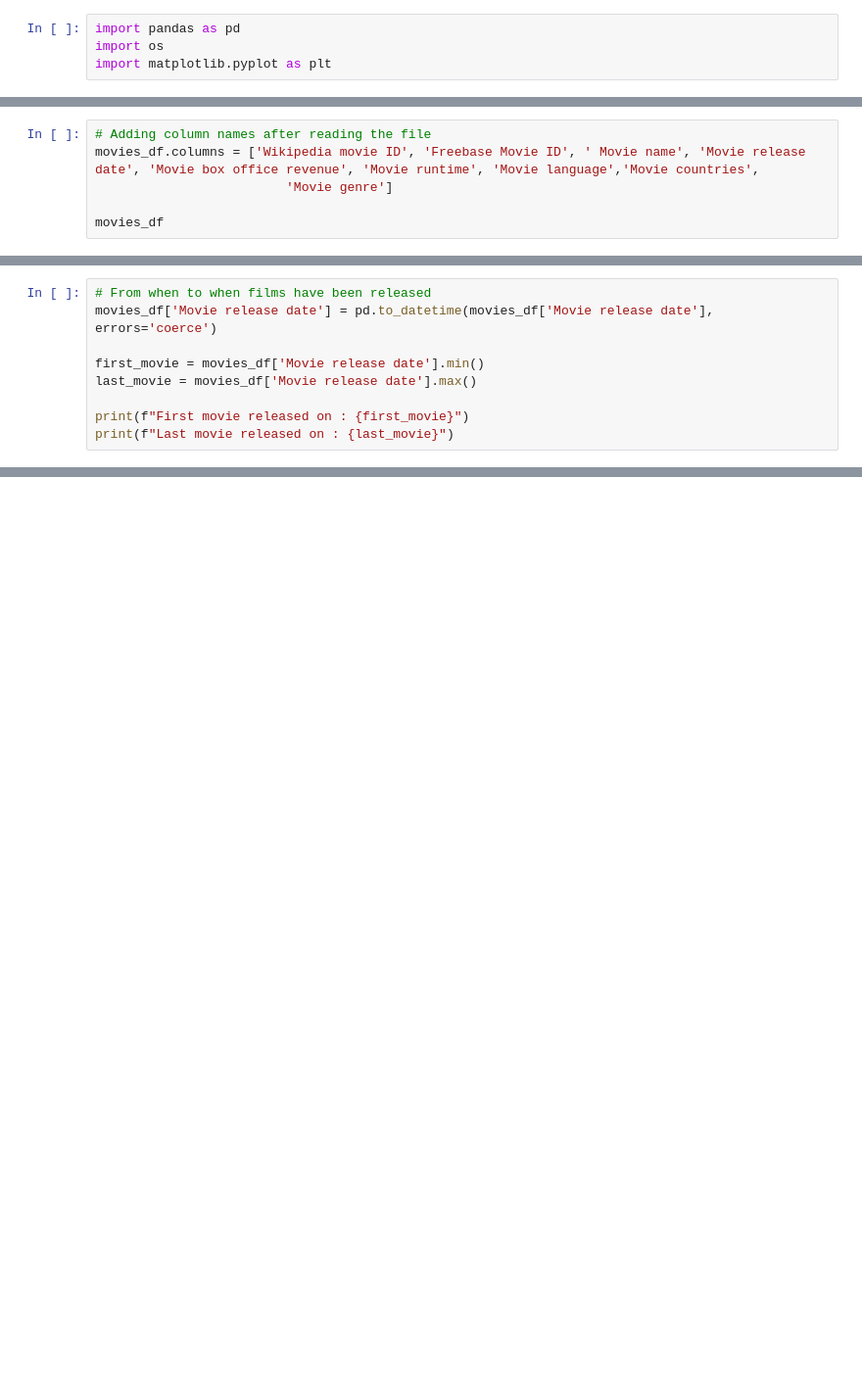
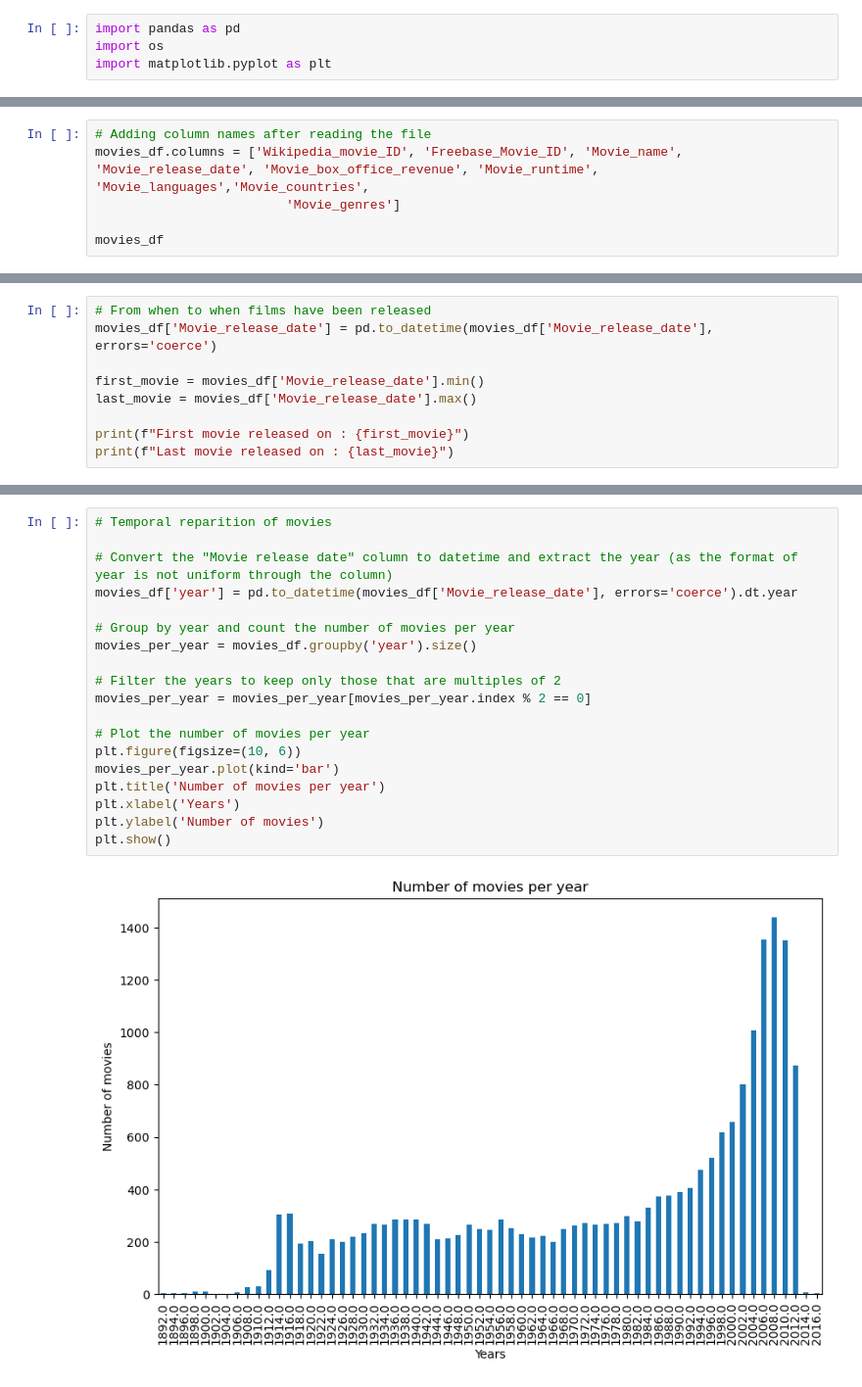
Before and after one commit to epfl-ada/ada-2024-project-analyticaldementialavengers, a Jupyter notebook: data_visualization.ipynb, the cells around one changed output, grey strips where cells are left out. Shown: that part at 98% size. Saved outputs shown, nothing was run; the diff lists cells and outputs as text; blank space fills up the shorter version.

Commit message:
First statistical description of the database

```diff
--- a/data_visualization.ipynb
+++ b/data_visualization.ipynb
@@ -41,6 +55,6 @@ movies_df.head()
 # %%
 # Adding column names after reading the file
-movies_df.columns = ['Wikipedia movie ID', 'Freebase Movie ID', ' Movie name', 'Movie release date', 'Movie box office revenue', 'Movie runtime', 'Movie language','Movie countries',
-                         'Movie genre']
+movies_df.columns = ['Wikipedia_movie_ID', 'Freebase_Movie_ID', 'Movie_name', 'Movie_release_date', 'Movie_box_office_revenue', 'Movie_runtime', 'Movie_languages','Movie_countries',
+                         'Movie_genres']
 
 movies_df
@@ -65,9 +74,0 @@ print(f"Number of movies in english : {number_of_movies_in_english}")
-# %%
-# From when to when films have been released
-movies_df['Movie release date'] = pd.to_datetime(movies_df['Movie release date'], errors='coerce')
-
-first_movie = movies_df['Movie release date'].min()
-last_movie = movies_df['Movie release date'].max()
-
-print(f"First movie released on : {first_movie}")
-print(f"Last movie released on : {last_movie}")
@@ -180,0 +176,9 @@ print(content)
+# %%
+# From when to when films have been released
+movies_df['Movie_release_date'] = pd.to_datetime(movies_df['Movie_release_date'], errors='coerce')
+
+first_movie = movies_df['Movie_release_date'].min()
+last_movie = movies_df['Movie_release_date'].max()
+
+print(f"First movie released on : {first_movie}")
+print(f"Last movie released on : {last_movie}")
@@ -180,0 +188,21 @@ print(content)
+# %%
+# Temporal reparition of movies
+
+# Convert the "Movie release date" column to datetime and extract the year (as the format of year is not uniform through the column)
+movies_df['year'] = pd.to_datetime(movies_df['Movie_release_date'], errors='coerce').dt.year
+
+# Group by year and count the number of movies per year
+movies_per_year = movies_df.groupby('year').size()
+
+# Filter the years to keep only those that are multiples of 2
+movies_per_year = movies_per_year[movies_per_year.index % 2 == 0]
+
+# Plot the number of movies per year
+plt.figure(figsize=(10, 6))
+movies_per_year.plot(kind='bar')
+plt.title('Number of movies per year')
+plt.xlabel('Years')
+plt.ylabel('Number of movies')
+plt.show()
+# %% [output]
+[figure, added]
```
Also changed, not shown: parts of 40 cells of this notebook.
